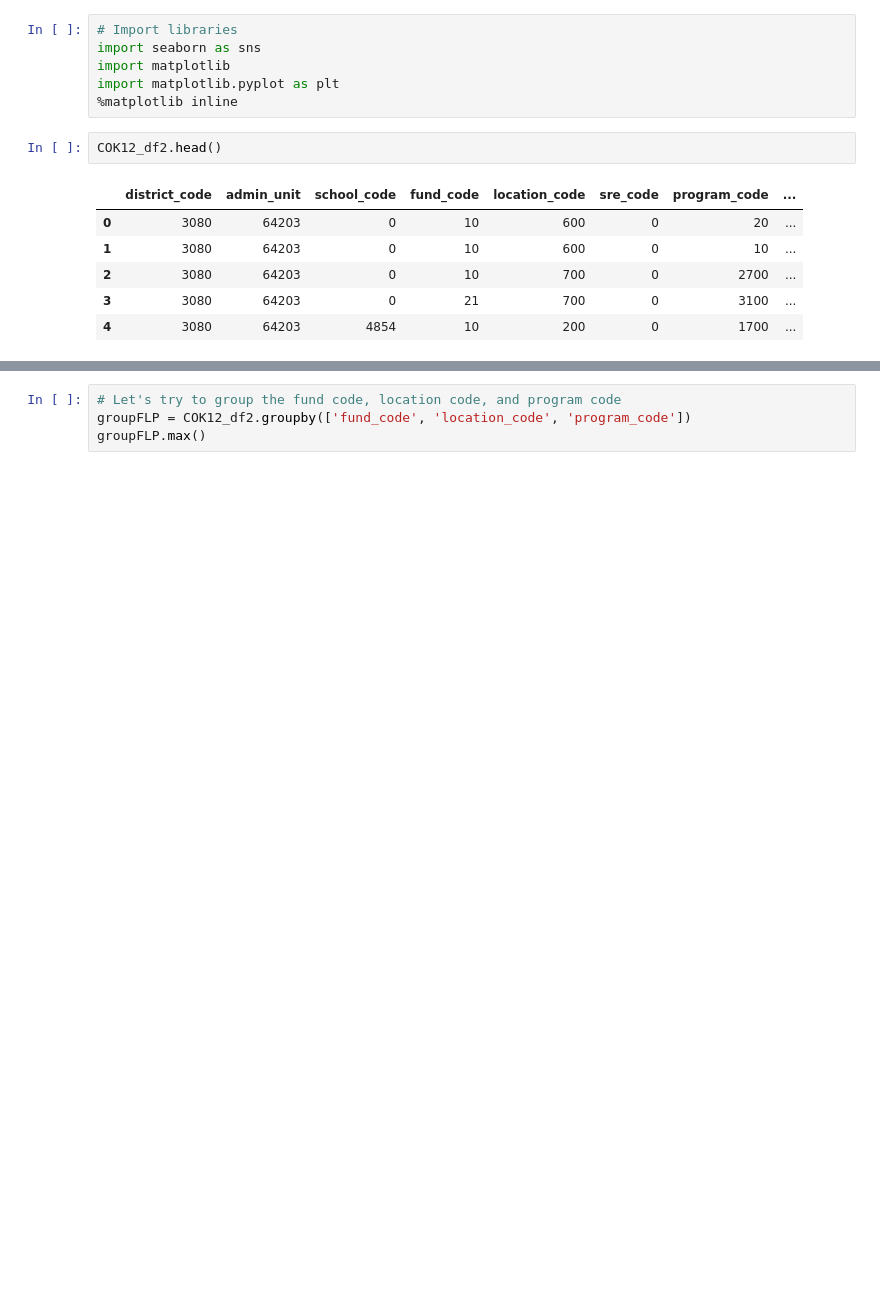
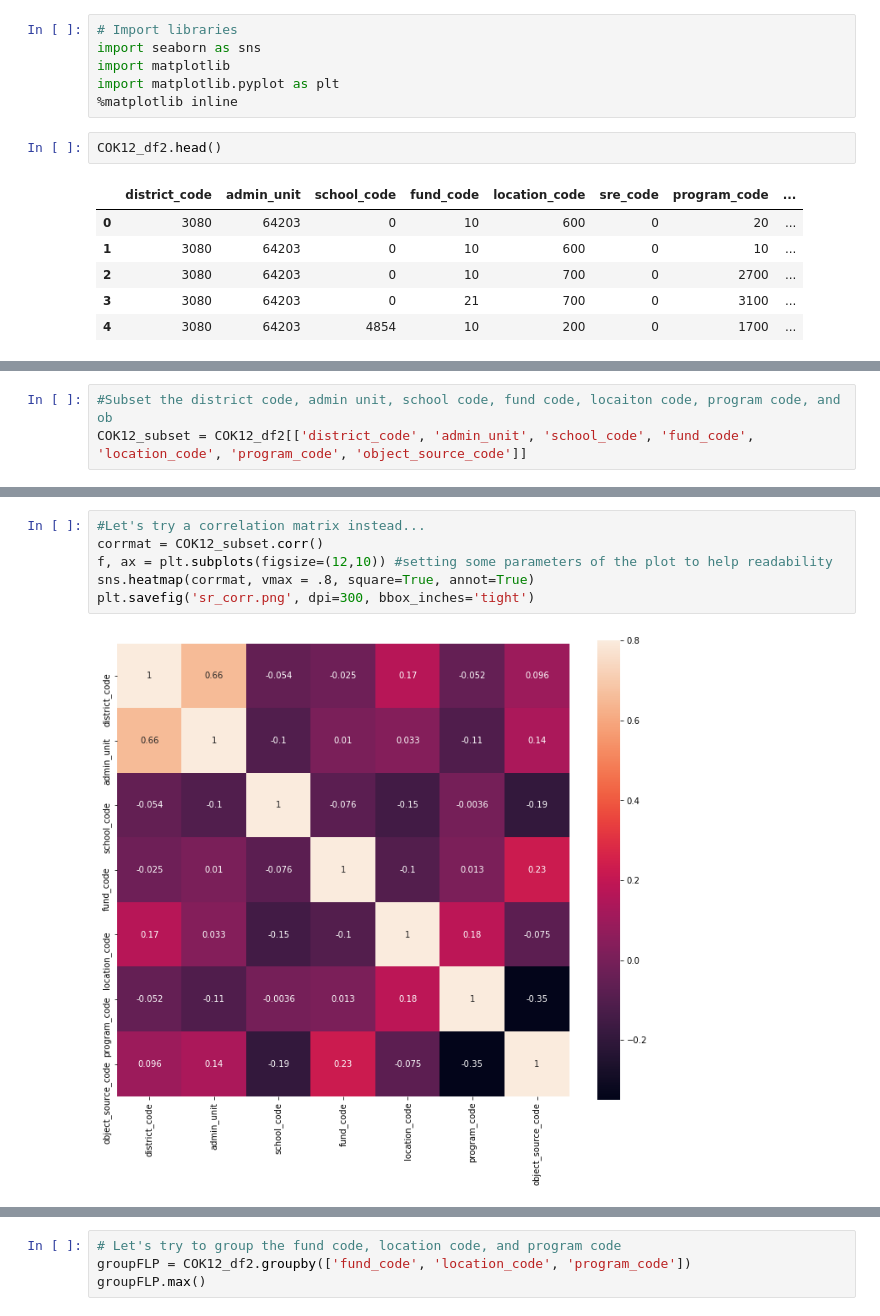
Before and after one commit to stacysandy/Data-Science-Practicum-II, a Jupyter notebook: Stacey_Sandy-Practicum_II.ipynb, the cells around one changed output, grey strips where cells are left out. Saved outputs shown, nothing was run; the diff lists cells and outputs as text; blank space fills up the shorter version.

```diff
--- a/Stacey_Sandy-Practicum_II.ipynb
+++ b/Stacey_Sandy-Practicum_II.ipynb
@@ -911,0 +1015,3 @@ KeyboardInterrupt:
+# %%
+#Subset the district code, admin unit, school code, fund code, locaiton code, program code, and ob
+COK12_subset = COK12_df2[['district_code', 'admin_unit', 'school_code', 'fund_code', 'location_code', 'program_code', 'object_source_code']]
@@ -911,0 +1036,8 @@ KeyboardInterrupt:
+# %%
+#Let's try a correlation matrix instead...
+corrmat = COK12_subset.corr()
+f, ax = plt.subplots(figsize=(12,10)) #setting some parameters of the plot to help readability
+sns.heatmap(corrmat, vmax = .8, square=True, annot=True)
+plt.savefig('sr_corr.png', dpi=300, bbox_inches='tight')
+# %% [output]
+[figure, added]
```
Also changed, not shown: parts of 45 cells of this notebook, 1 other file.
